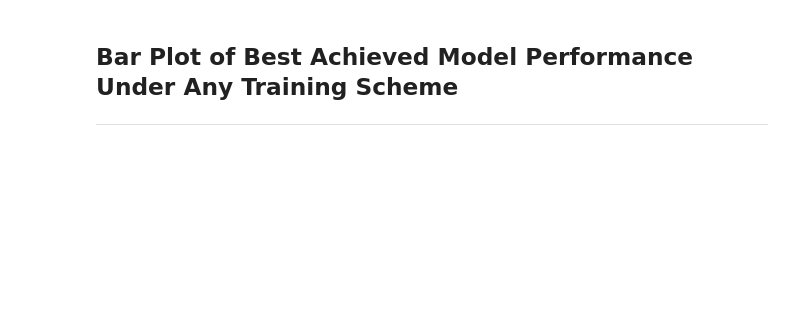
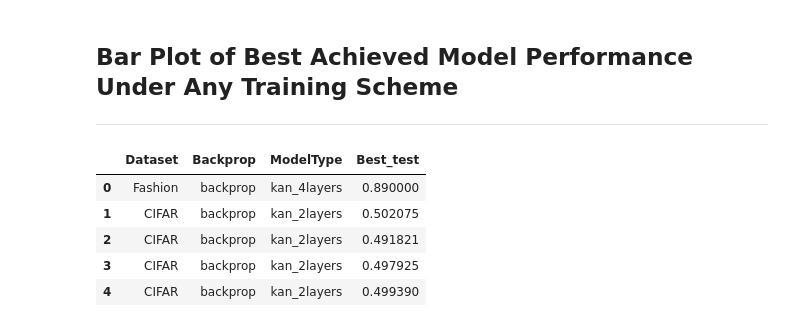
Before and after one commit to ShairozS/HSIC_Bottleneck-Pytorch, a Jupyter notebook: Outputs/results_analysis.ipynb, the cells around one changed output. Drawn from its saved outputs; the diff is of its cells as text; code cells hidden in the pictures; blank space fills up the shorter version.

```diff
--- a/Outputs/results_analysis.ipynb
+++ b/Outputs/results_analysis.ipynb
@@ -132,3 +194,20 @@ for metric in ['Efficiency', 'AvgGenError']:
 # %% [markdown]
 ## Bar Plot of Best Achieved Model Performance Under Any Training Scheme
 ------------
+# %%
+df = pd.read_csv('../results_compiled.csv', )
+df = df[df.Best_test <= 1]
+df = df[df.Best_train <= 1]
+#df = df.drop(['Unnamed:0'], axis = 1)
+df = df[['Dataset', 'Backprop', 'ModelType', 'Best_test']]
+df.loc[-1] = ['Fashion', 'backprop', 'kan_4layers', 0.89]  # adding a row
+df.index = df.index + 1  # shifting index
+df = df.sort_index()  # sorting by index
+df.head()
+# %% [output]
+|  | Dataset | Backprop | ModelType | Best_test |
+| 0 | Fashion | backprop | kan_4layers | 0.890000 |
+| 1 | CIFAR | backprop | kan_2layers | 0.502075 |
+| 2 | CIFAR | backprop | kan_2layers | 0.491821 |
+| 3 | CIFAR | backprop | kan_2layers | 0.497925 |
+| 4 | CIFAR | backprop | kan_2layers | 0.499390 |
```
Also changed, not shown: parts of 18 cells of this notebook, 17 other files.
